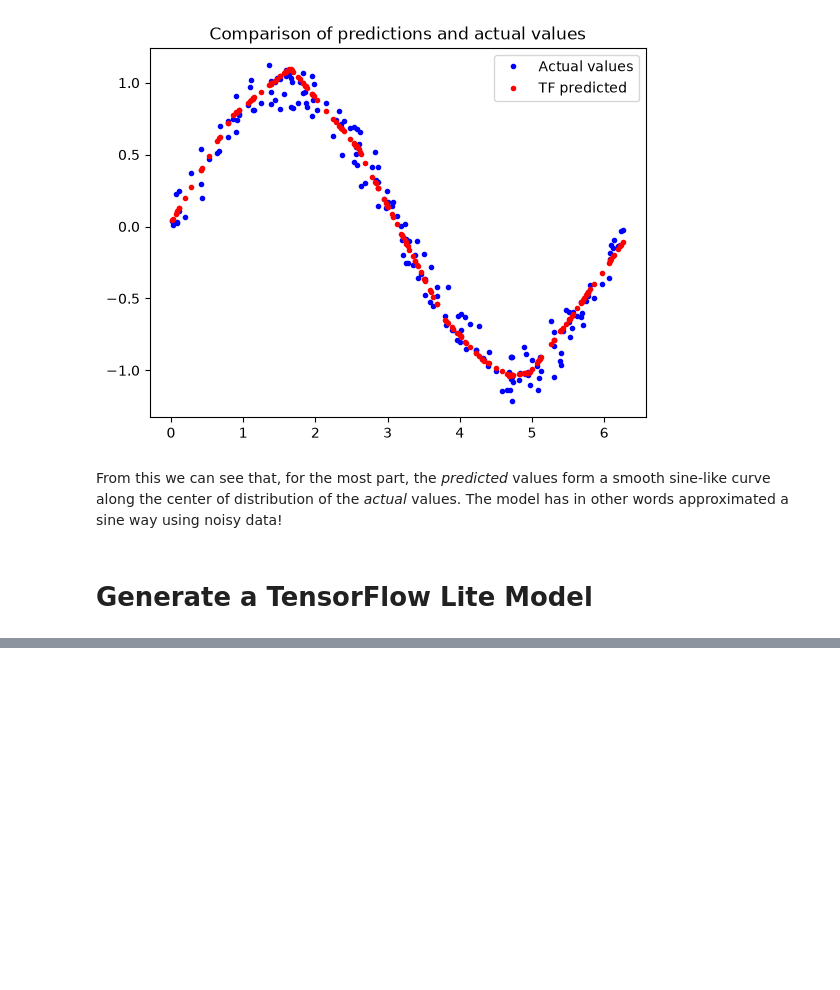
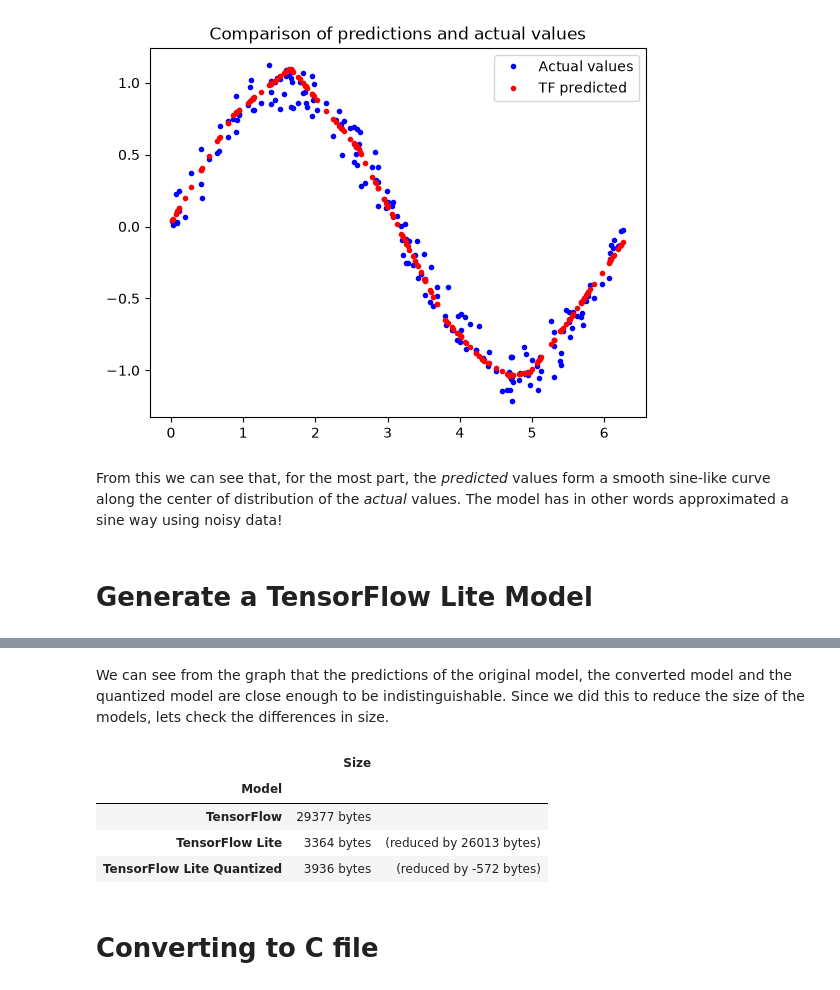
Before and after one commit to Wusteeeer/TinyML_Labs, a Jupyter notebook: hello_world/hello_world.ipynb, the cells around one changed output, grey strips where cells are left out. Saved outputs shown, nothing was run; the diff lists cells and outputs as text; code cells hidden in the pictures; blank space fills up the shorter version.

```diff
--- a/hello_world/hello_world.ipynb
+++ b/hello_world/hello_world.ipynb
@@ -472,0 +618,24 @@ To convert the model we will use the TensorFlow Lite Converter's Python API. It
+# %% [markdown]
+We can see from the graph that the predictions of the original model, the converted model and the quantized model are close enough to be indistinguishable. Since we did this to reduce the size of the models, lets check the differences in size.
+# %%
+size_tf = os.path.getsize(MODEL_TF)
+size_no_quant_tflite = os.path.getsize(MODEL_NO_QUANT_TFLITE)
+size_quant_tflite = os.path.getsize(MODEL_QUANT_TFLITE)
+
+# Compare the size
+pd.DataFrame.from_records(
+    [
+        ["TensorFlow", f"{size_tf} bytes", ""],
+        ["TensorFlow Lite", f"{size_no_quant_tflite} bytes ", f"(reduced by {size_tf - size_no_quant_tflite} bytes)"],
+        ["TensorFlow Lite Quantized", f"{size_quant_tflite} bytes", f"(reduced by {size_no_quant_tflite - size_quant_tflite} bytes)"]
+    ],
+    columns=["Model", "Size", ""], index="Model"
+)
+# %% [output]
+|  | Size |  |
+| Model |  |  |
+| TensorFlow | 29377 bytes |  |
+| TensorFlow Lite | 3364 bytes | (reduced by 26013 bytes) |
+| TensorFlow Lite Quantized | 3936 bytes | (reduced by -572 bytes) |
+# %% [markdown]
+# Converting to C file
```
Also changed, not shown: parts of 8 cells of this notebook, 3 other files.
